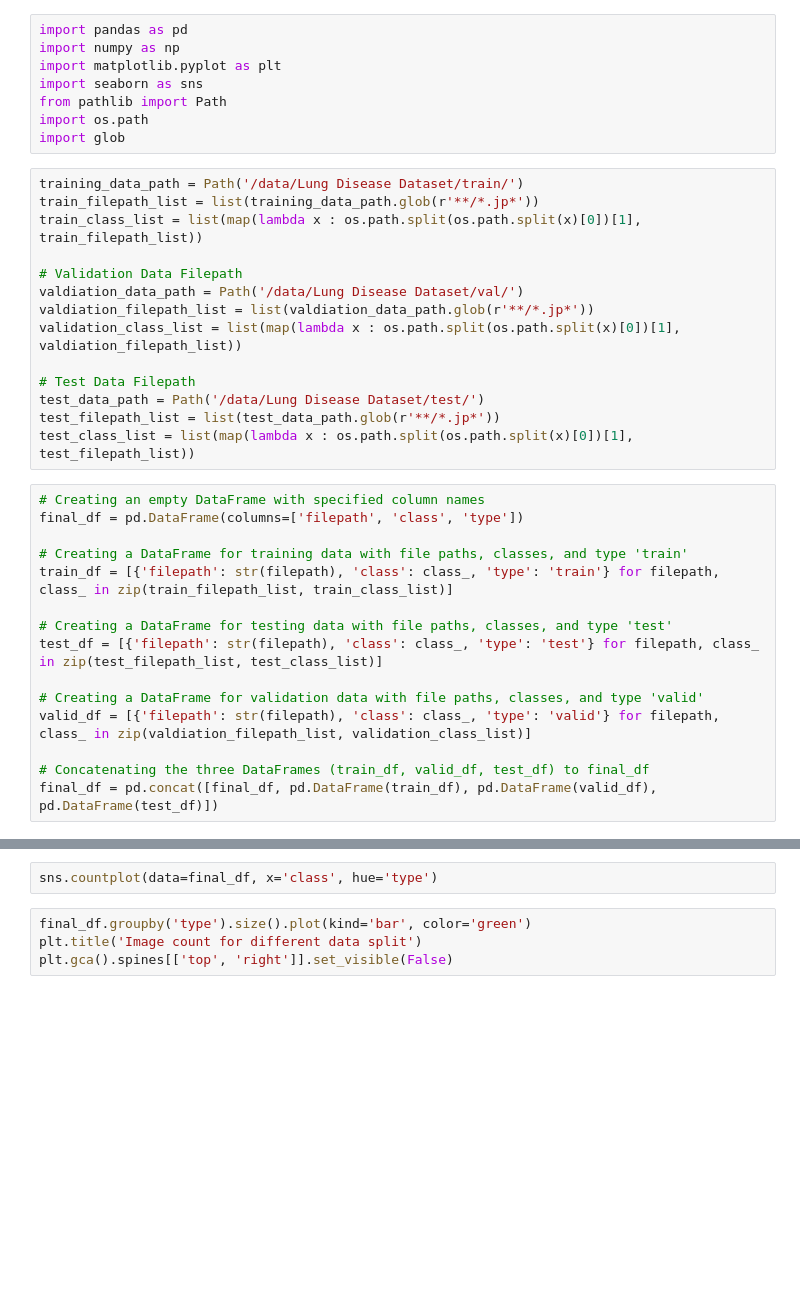
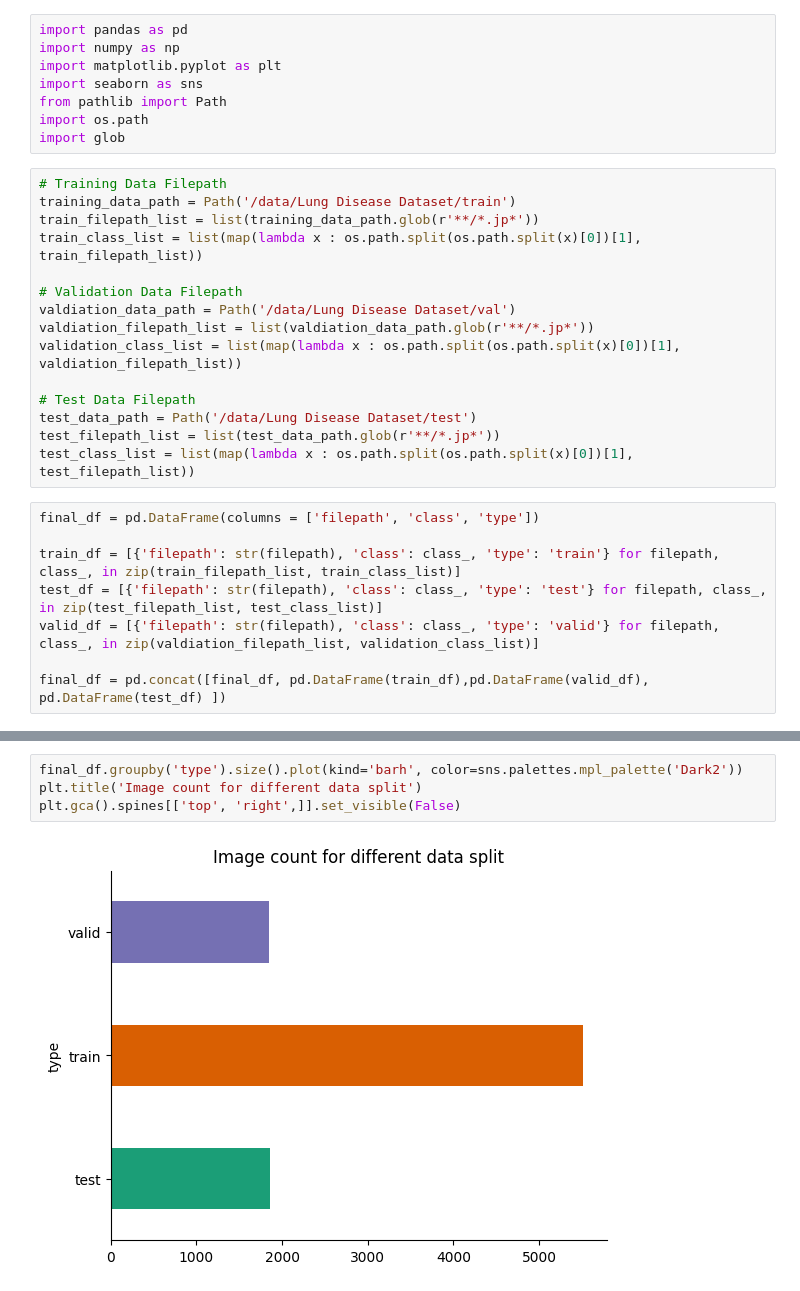
Before and after one commit to csci595-research-lit-spring-2024/595-class-project-spring-2024-ydasararaju, a Jupyter notebook: notebooks/Data_preprocessing.ipynb, the cells around one changed output, grey strips where cells are left out. Saved outputs shown, nothing was run; the diff lists cells and outputs as text; blank space fills up the shorter version.

```diff
--- a/notebooks/Data_preprocessing.ipynb
+++ b/notebooks/Data_preprocessing.ipynb
@@ -7,33 +7,27 @@ from pathlib import Path
 import os.path
 import glob
 # %%
-training_data_path = Path('/data/Lung Disease Dataset/train/')
+# Training Data Filepath
+training_data_path = Path('/data/Lung Disease Dataset/train')
 train_filepath_list = list(training_data_path.glob(r'**/*.jp*'))
 train_class_list = list(map(lambda x : os.path.split(os.path.split(x)[0])[1], train_filepath_list))
 
 # Validation Data Filepath
-valdiation_data_path = Path('/data/Lung Disease Dataset/val/')
+valdiation_data_path = Path('/data/Lung Disease Dataset/val')
 valdiation_filepath_list = list(valdiation_data_path.glob(r'**/*.jp*'))
 validation_class_list = list(map(lambda x : os.path.split(os.path.split(x)[0])[1], valdiation_filepath_list))
 
 # Test Data Filepath
-test_data_path = Path('/data/Lung Disease Dataset/test/')
+test_data_path = Path('/data/Lung Disease Dataset/test')
 test_filepath_list = list(test_data_path.glob(r'**/*.jp*'))
 test_class_list = list(map(lambda x : os.path.split(os.path.split(x)[0])[1], test_filepath_list))
 # %%
-# Creating an empty DataFrame with specified column names
-final_df = pd.DataFrame(columns=['filepath', 'class', 'type'])
+final_df = pd.DataFrame(columns = ['filepath', 'class', 'type'])
 
-# Creating a DataFrame for training data with file paths, classes, and type 'train'
-train_df = [{'filepath': str(filepath), 'class': class_, 'type': 'train'} for filepath, class_ in zip(train_filepath_list, train_class_list)]
+train_df = [{'filepath': str(filepath), 'class': class_, 'type': 'train'} for filepath, class_, in zip(train_filepath_list, train_class_list)]
+test_df = [{'filepath': str(filepath), 'class': class_, 'type': 'test'} for filepath, class_, in zip(test_filepath_list, test_class_list)]
+valid_df = [{'filepath': str(filepath), 'class': class_, 'type': 'valid'} for filepath, class_, in zip(valdiation_filepath_list, validation_class_list)]
 
-# Creating a DataFrame for testing data with file paths, classes, and type 'test'
-test_df = [{'filepath': str(filepath), 'class': class_, 'type': 'test'} for filepath, class_ in zip(test_filepath_list, test_class_list)]
-
-# Creating a DataFrame for validation data with file paths, classes, and type 'valid'
-valid_df = [{'filepath': str(filepath), 'class': class_, 'type': 'valid'} for filepath, class_ in zip(valdiation_filepath_list, validation_class_list)]
-
-# Concatenating the three DataFrames (train_df, valid_df, test_df) to final_df
-final_df = pd.concat([final_df, pd.DataFrame(train_df), pd.DataFrame(valid_df), pd.DataFrame(test_df)])
+final_df = pd.concat([final_df, pd.DataFrame(train_df),pd.DataFrame(valid_df), pd.DataFrame(test_df) ])
 # %%
 final_df.head()
@@ -40,6 +41,6 @@ final_df.head()
-# %%
-sns.countplot(data=final_df, x='class', hue='type')
 # %%
-final_df.groupby('type').size().plot(kind='bar', color='green')
+final_df.groupby('type').size().plot(kind='barh', color=sns.palettes.mpl_palette('Dark2'))
 plt.title('Image count for different data split')
-plt.gca().spines[['top', 'right']].set_visible(False)
+plt.gca().spines[['top', 'right',]].set_visible(False)
+# %% [output]
+[figure, added]
```
Also changed, not shown: parts of 5 cells of this notebook.
